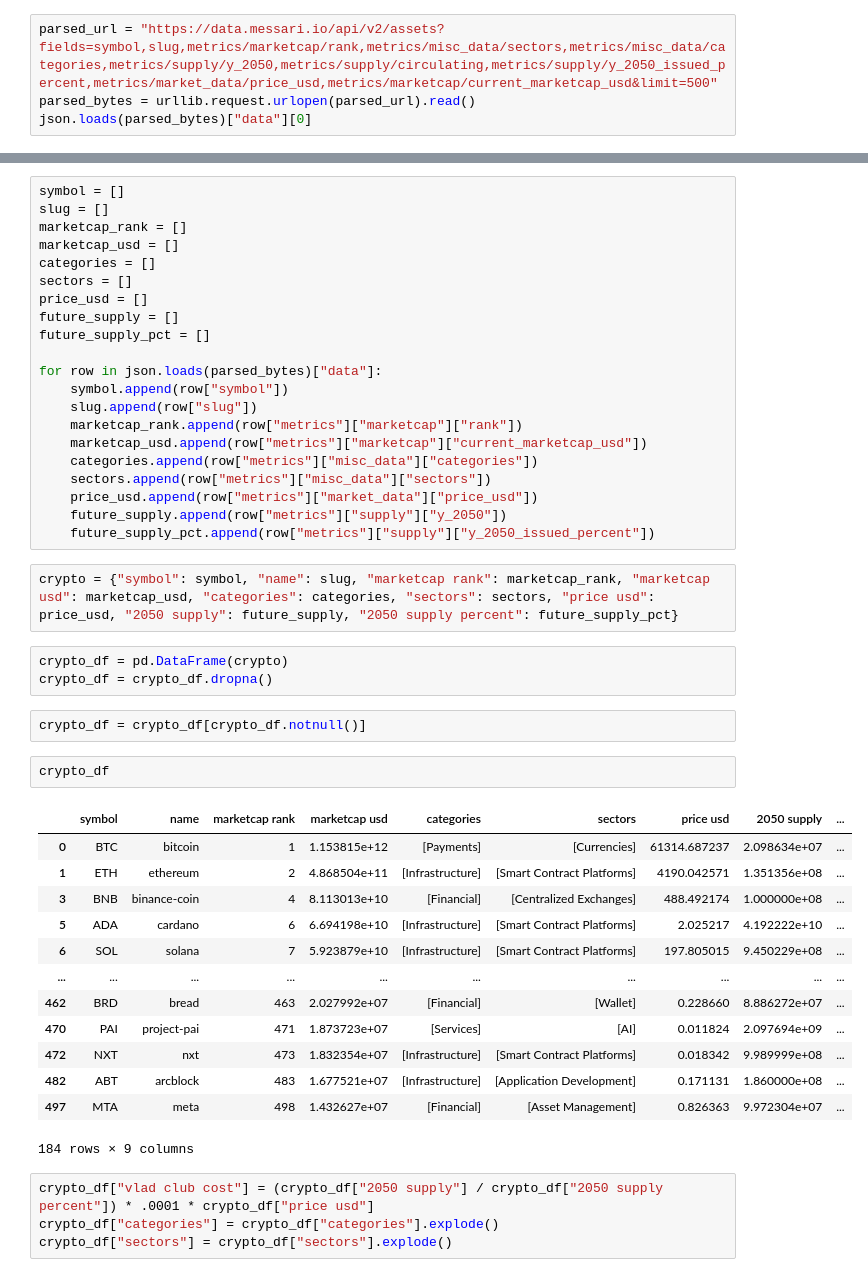
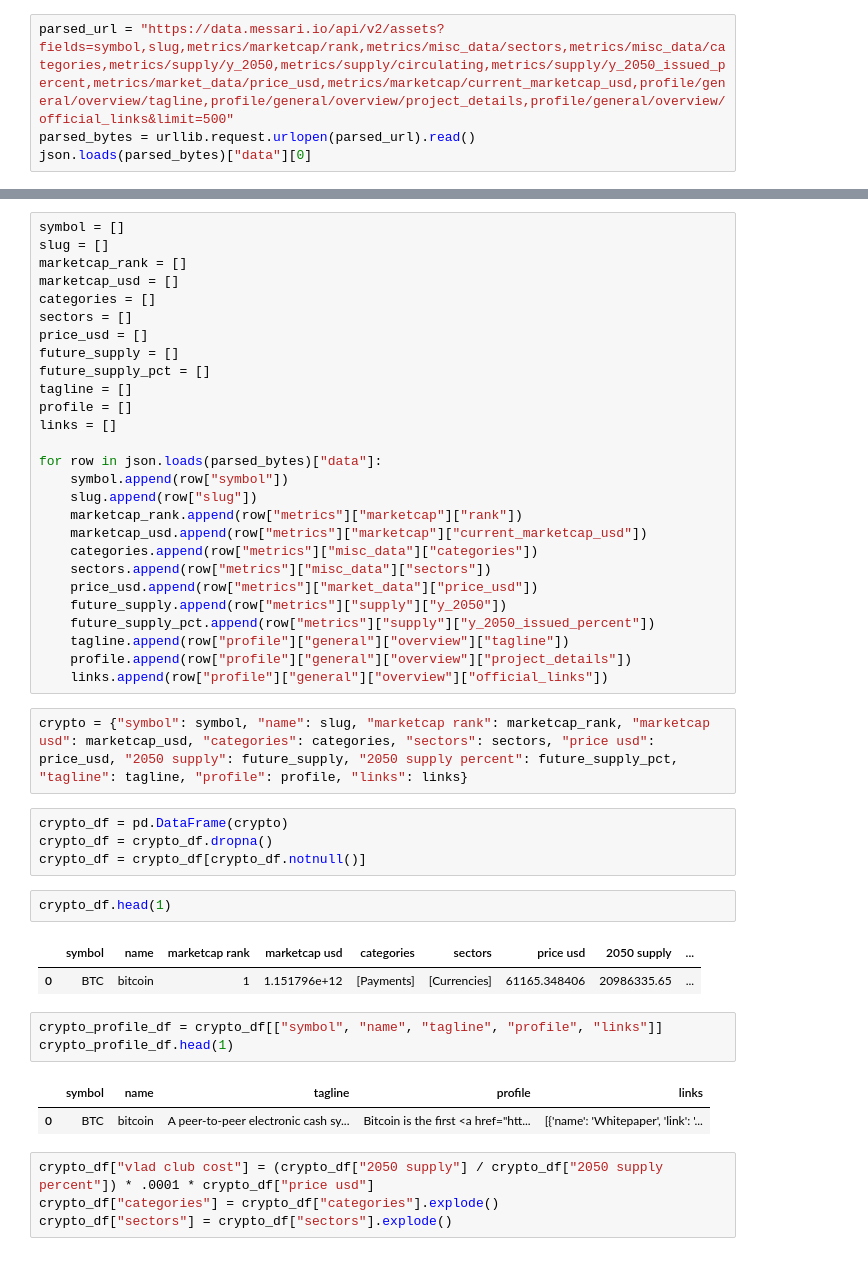
Before and after one commit to Krodrig25/FinalProject_CryptoAnalysis, a Jupyter notebook: crypto_analysis.ipynb, the cells around one changed output, grey strips where cells are left out. Saved outputs shown, nothing was run; the diff lists cells and outputs as text.

Commit message:
added profile data to new df

```diff
--- a/crypto_analysis.ipynb
+++ b/crypto_analysis.ipynb
@@ -11,7 +11,7 @@ import hvplot.pandas
 [interactive output not drawn]
 [interactive output not drawn]
 # %%
-parsed_url = "https://data.messari.io/api/v2/assets?fields=symbol,slug,metrics/marketcap/rank,metrics/misc_data/sectors,metrics/misc_data/categories,metrics/supply/y_2050,metrics/supply/circulating,metrics/supply/y_2050_issued_percent,metrics/market_data/price_usd,metrics/marketcap/current_marketcap_usd&limit=500"
+parsed_url = "https://data.messari.io/api/v2/assets?fields=symbol,slug,metrics/marketcap/rank,metrics/misc_data/sectors,metrics/misc_data/categories,metrics/supply/y_2050,metrics/supply/circulating,metrics/supply/y_2050_issued_percent,metrics/market_data/price_usd,metrics/marketcap/current_marketcap_usd,profile/general/overview/tagline,profile/general/overview/project_details,profile/general/overview/official_links&limit=500"
 parsed_bytes = urllib.request.urlopen(parsed_url).read()
 json.loads(parsed_bytes)["data"][0]
 # %% [output]
@@ -34,6 +42,9 @@ sectors = []
 price_usd = []
 future_supply = []
 future_supply_pct = []
+tagline = []
+profile = []
+links = []
 
 for row in json.loads(parsed_bytes)["data"]:
     symbol.append(row["symbol"])
@@ -45,29 +56,26 @@ for row in json.loads(parsed_bytes)["data"]:
     price_usd.append(row["metrics"]["market_data"]["price_usd"])
     future_supply.append(row["metrics"]["supply"]["y_2050"])
     future_supply_pct.append(row["metrics"]["supply"]["y_2050_issued_percent"])
+    tagline.append(row["profile"]["general"]["overview"]["tagline"])
+    profile.append(row["profile"]["general"]["overview"]["project_details"])
+    links.append(row["profile"]["general"]["overview"]["official_links"])
 # %%
-crypto = {"symbol": symbol, "name": slug, "marketcap rank": marketcap_rank, "marketcap usd": marketcap_usd, "categories": categories, "sectors": sectors, "price usd": price_usd, "2050 supply": future_supply, "2050 supply percent": future_supply_pct}
+crypto = {"symbol": symbol, "name": slug, "marketcap rank": marketcap_rank, "marketcap usd": marketcap_usd, "categories": categories, "sectors": sectors, "price usd": price_usd, "2050 supply": future_supply, "2050 supply percent": future_supply_pct, "tagline": tagline, "profile": profile, "links": links}
-# %%
-crypto_df = pd.DataFrame(crypto)
-crypto_df = crypto_df.dropna()
-# %%
-crypto_df = crypto_df[crypto_df.notnull()]
+# %%
+crypto_df = pd.DataFrame(crypto)
+crypto_df = crypto_df.dropna()
+crypto_df = crypto_df[crypto_df.notnull()]
 # %%
-crypto_df
+crypto_df.head(1)
 # %% [output]
 |  | symbol | name | marketcap rank | marketcap usd | categories | sectors | price usd | 2050 supply | ... |
-| 0 | BTC | bitcoin | 1 | 1.153815e+12 | [Payments] | [Currencies] | 61314.687237 | 2.098634e+07 | ... |
-| 1 | ETH | ethereum | 2 | 4.868504e+11 | [Infrastructure] | [Smart Contract Platforms] | 4190.042571 | 1.351356e+08 | ... |
-| 3 | BNB | binance-coin | 4 | 8.113013e+10 | [Financial] | [Centralized Exchanges] | 488.492174 | 1.000000e+08 | ... |
-| 5 | ADA | cardano | 6 | 6.694198e+10 | [Infrastructure] | [Smart Contract Platforms] | 2.025217 | 4.192222e+10 | ... |
-| 6 | SOL | solana | 7 | 5.923879e+10 | [Infrastructure] | [Smart Contract Platforms] | 197.805015 | 9.450229e+08 | ... |
-| ... | ... | ... | ... | ... | ... | ... | ... | ... | ... |
-| 462 | BRD | bread | 463 | 2.027992e+07 | [Financial] | [Wallet] | 0.228660 | 8.886272e+07 | ... |
-| 470 | PAI | project-pai | 471 | 1.873723e+07 | [Services] | [AI] | 0.011824 | 2.097694e+09 | ... |
-| 472 | NXT | nxt | 473 | 1.832354e+07 | [Infrastructure] | [Smart Contract Platforms] | 0.018342 | 9.989999e+08 | ... |
-| 482 | ABT | arcblock | 483 | 1.677521e+07 | [Infrastructure] | [Application Development] | 0.171131 | 1.860000e+08 | ... |
-| 497 | MTA | meta | 498 | 1.432627e+07 | [Financial] | [Asset Management] | 0.826363 | 9.972304e+07 | ... |
+| 0 | BTC | bitcoin | 1 | 1.151796e+12 | [Payments] | [Currencies] | 61165.348406 | 20986335.65 | ... |
-184 rows × 9 columns
+# %%
+crypto_profile_df = crypto_df[["symbol", "name", "tagline", "profile", "links"]]
+crypto_profile_df.head(1)
+# %% [output]
+|  | symbol | name | tagline | profile | links |
+| 0 | BTC | bitcoin | A peer-to-peer electronic cash sy... | Bitcoin is the first <a href="htt... | [{'name': 'Whitepaper', 'link': '... |
 # %%
 crypto_df["vlad club cost"] = (crypto_df["2050 supply"] / crypto_df["2050 supply percent"]) * .0001 * crypto_df["price usd"]
 crypto_df["categories"] = crypto_df["categories"].explode()
```
Also changed, not shown: parts of 10 cells of this notebook.
